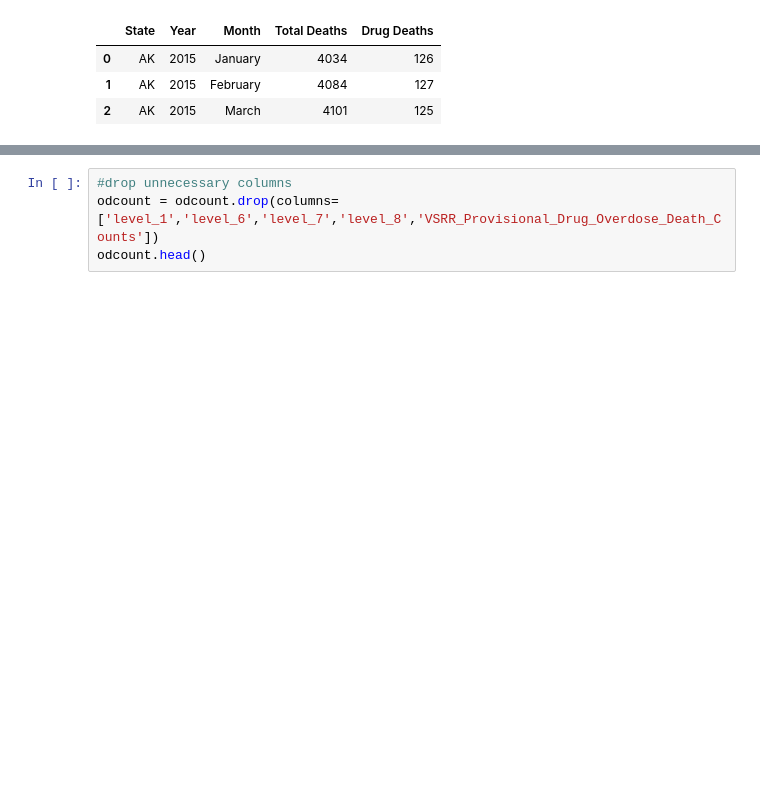
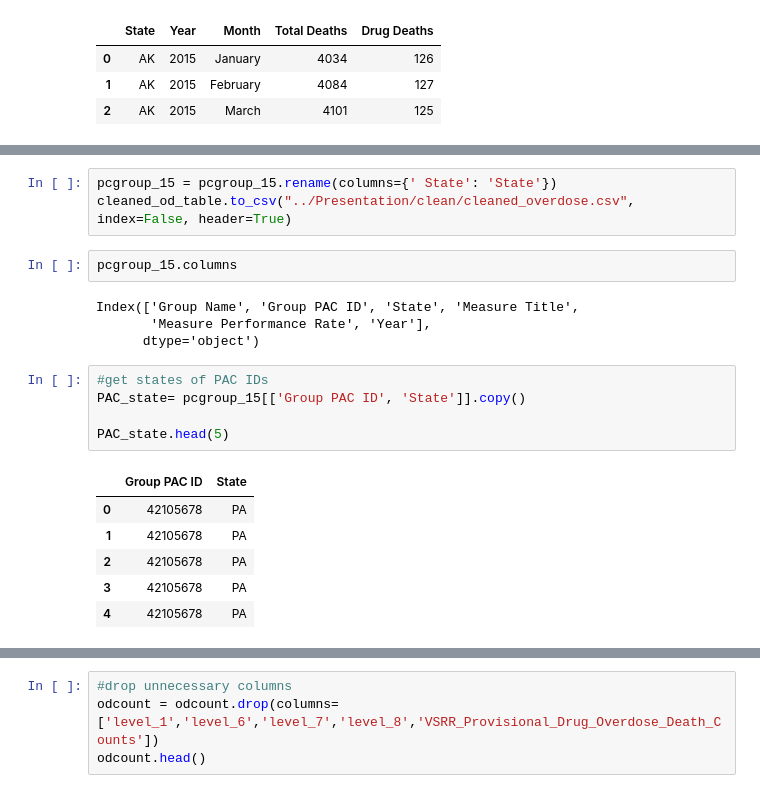
Before and after one commit to MTDahmer/Project1, a Jupyter notebook: notebooks/basheer_326.ipynb, the cells around one changed output, grey strips where cells are left out. Drawn from its saved outputs; the diff is of its cells as text; blank space fills up the shorter version.

```diff
--- a/notebooks/basheer_326.ipynb
+++ b/notebooks/basheer_326.ipynb
@@ -40,4 +40,25 @@ rating_phys15.head(2)
 |  | Group Name | Group PAC ID | State | Measure Title | Measure Performance Rate | Year |
 | 0 | HERITAGE VALLEY MEDICAL GROUP INC | 42105678 | PA | Getting timely care, appointments... | 63.0 | 2015 |
 | 1 | HERITAGE VALLEY MEDICAL GROUP INC | 42105678 | PA | Between visit communication. | 49.0 | 2015 |
+# %%
+pcgroup_15 = pcgroup_15.rename(columns={' State': 'State'})
+cleaned_od_table.to_csv("../Presentation/clean/cleaned_overdose.csv", index=False, header=True)
+# %%
+pcgroup_15.columns
+# %% [output]
+Index(['Group Name', 'Group PAC ID', 'State', 'Measure Title',
+       'Measure Performance Rate', 'Year'],
+      dtype='object')
+# %%
+#get states of PAC IDs
+PAC_state= pcgroup_15[['Group PAC ID', 'State']].copy()
+
+PAC_state.head(5)
+# %% [output]
+|  | Group PAC ID | State |
+| 0 | 42105678 | PA |
+| 1 | 42105678 | PA |
+| 2 | 42105678 | PA |
+| 3 | 42105678 | PA |
+| 4 | 42105678 | PA |
 # %%
```
Also changed, not shown: parts of 4 cells of this notebook, 3 other files.
